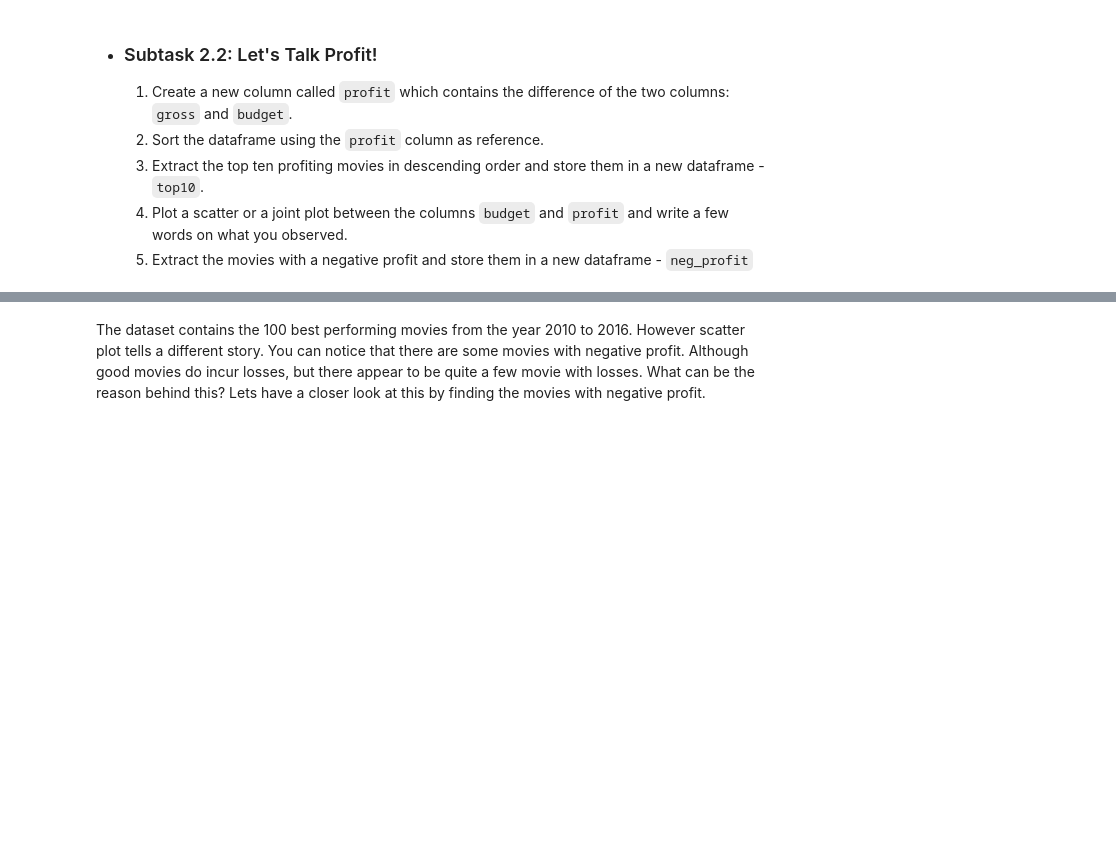
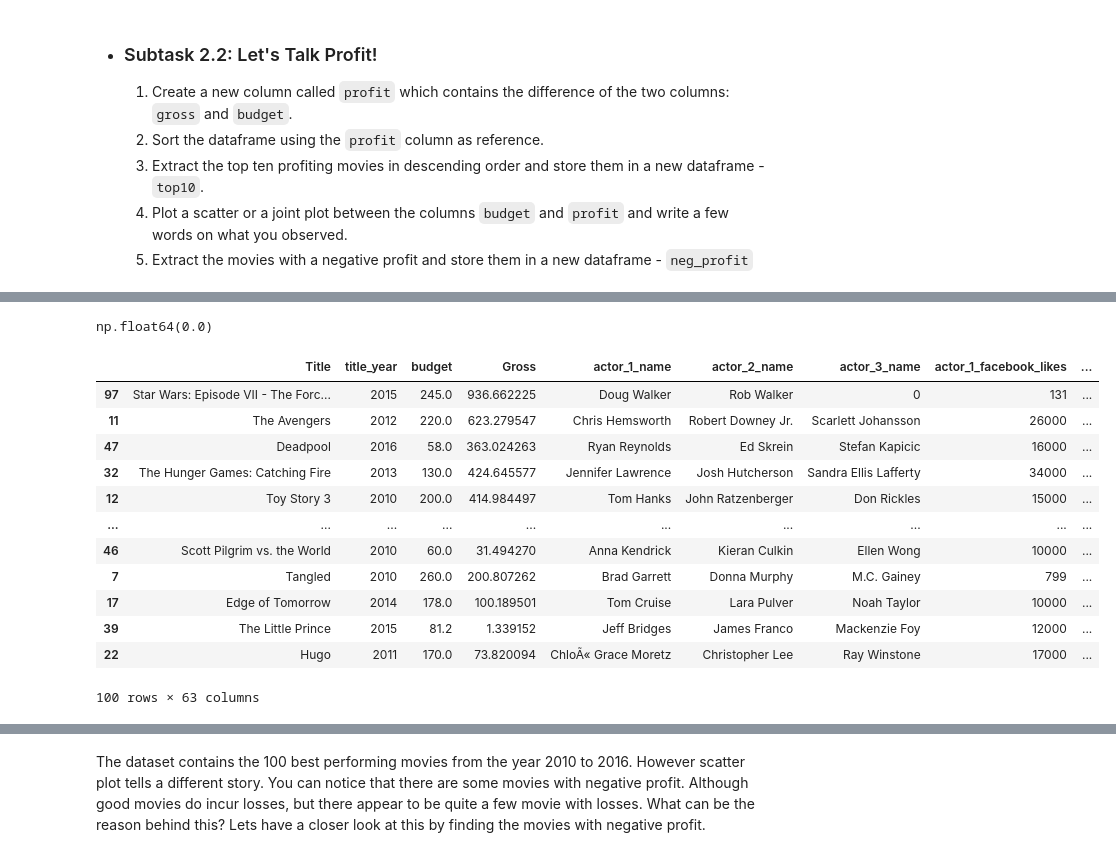
Before and after one commit to gokilapriya1808-AI/AI-ML-Assignments, a Jupyter notebook: IMDb+Movie+Assignment_gokila.ipynb, the cells around one changed output, grey strips where cells are left out. Cells and saved outputs as stored; diff of their text form; code cells hidden in the pictures; blank space fills up the shorter version.

```diff
--- a/IMDb+Movie+Assignment_gokila.ipynb
+++ b/IMDb+Movie+Assignment_gokila.ipynb
@@ -61,2 +221,23 @@ These numbers in the `budget` and `gross` are too big, compromising its readabil
 # %%
 # Get the top 10 profitable movies by using position based indexing. Specify the rows till 10 (0-9)
+
+df_profit_movie = df_sort.iloc[0,9]
+df_profit_movie
+# %% [output]
+np.float64(0.0)
+# %%
+df_sort
+# %% [output]
+|  | Title | title_year | budget | Gross | actor_1_name | actor_2_name | actor_3_name | actor_1_facebook_likes | ... |
+| 97 | Star Wars: Episode VII - The Forc... | 2015 | 245.0 | 936.662225 | Doug Walker | Rob Walker | 0 | 131 | ... |
+| 11 | The Avengers | 2012 | 220.0 | 623.279547 | Chris Hemsworth | Robert Downey Jr. | Scarlett Johansson | 26000 | ... |
+| 47 | Deadpool | 2016 | 58.0 | 363.024263 | Ryan Reynolds | Ed Skrein | Stefan Kapicic | 16000 | ... |
+| 32 | The Hunger Games: Catching Fire | 2013 | 130.0 | 424.645577 | Jennifer Lawrence | Josh Hutcherson | Sandra Ellis Lafferty | 34000 | ... |
+| 12 | Toy Story 3 | 2010 | 200.0 | 414.984497 | Tom Hanks | John Ratzenberger | Don Rickles | 15000 | ... |
+| ... | ... | ... | ... | ... | ... | ... | ... | ... | ... |
+| 46 | Scott Pilgrim vs. the World | 2010 | 60.0 | 31.494270 | Anna Kendrick | Kieran Culkin | Ellen Wong | 10000 | ... |
+| 7 | Tangled | 2010 | 260.0 | 200.807262 | Brad Garrett | Donna Murphy | M.C. Gainey | 799 | ... |
+| 17 | Edge of Tomorrow | 2014 | 178.0 | 100.189501 | Tom Cruise | Lara Pulver | Noah Taylor | 10000 | ... |
+| 39 | The Little Prince | 2015 | 81.2 | 1.339152 | Jeff Bridges | James Franco | Mackenzie Foy | 12000 | ... |
+| 22 | Hugo | 2011 | 170.0 | 73.820094 | ChloÃ« Grace Moretz | Christopher Lee | Ray Winstone | 17000 | ... |
+100 rows × 63 columns
```
Also changed, not shown: parts of 20 cells of this notebook.
